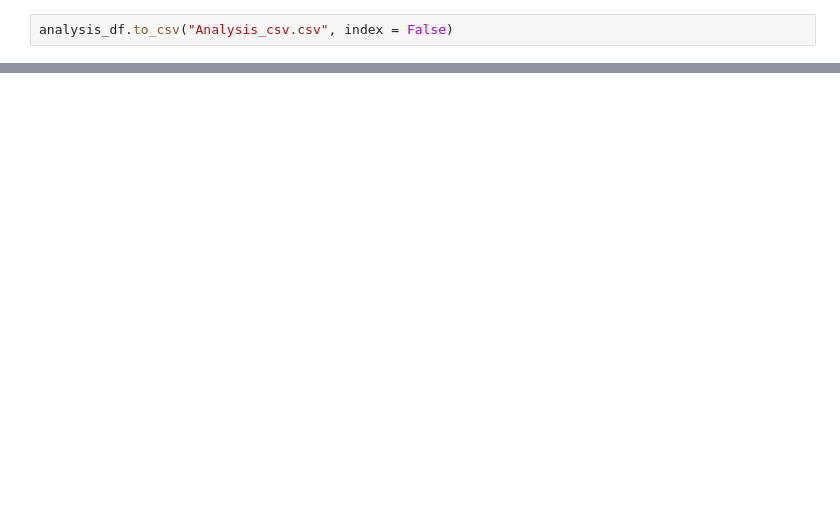
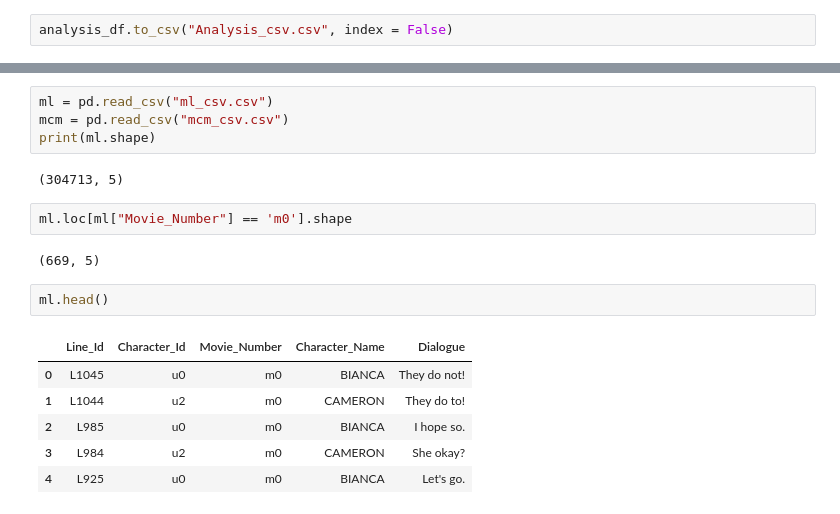
Before and after one commit to ck090/Identifying-Missing-Component-in-the-Bechdel-Test-Using-PCA, a Jupyter notebook: Final_Analysis.ipynb, the cells around one changed output, grey strips where cells are left out. Drawn from its saved outputs; the diff is of its cells as text; blank space fills up the shorter version.

```diff
--- a/Final_Analysis.ipynb
+++ b/Final_Analysis.ipynb
@@ -189,0 +117,19 @@ analysis_df.to_csv("Analysis_csv.csv", index = False)
+# %%
+ml = pd.read_csv("ml_csv.csv")
+mcm = pd.read_csv("mcm_csv.csv")
+print(ml.shape)
+# %% [output]
+(304713, 5)
+# %%
+ml.loc[ml["Movie_Number"] == 'm0'].shape
+# %% [output]
+(669, 5)
+# %%
+ml.head()
+# %% [output]
+|  | Line_Id | Character_Id | Movie_Number | Character_Name | Dialogue |
+| 0 | L1045 | u0 | m0 | BIANCA | They do not! |
+| 1 | L1044 | u2 | m0 | CAMERON | They do to! |
+| 2 | L985 | u0 | m0 | BIANCA | I hope so. |
+| 3 | L984 | u2 | m0 | CAMERON | She okay? |
+| 4 | L925 | u0 | m0 | BIANCA | Let's go. |
```
Also changed, not shown: parts of 25 cells of this notebook, 2 other files.
